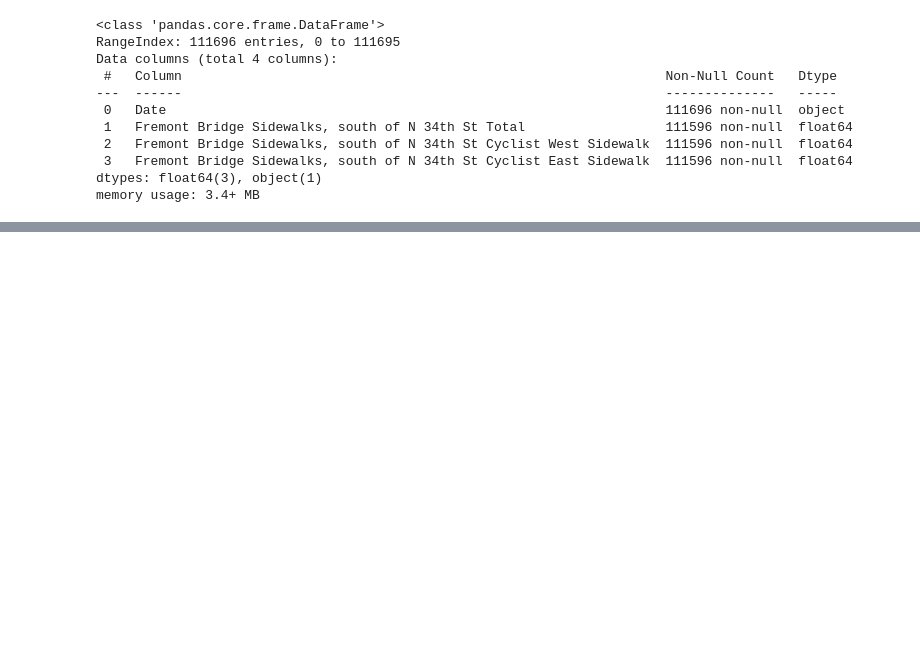
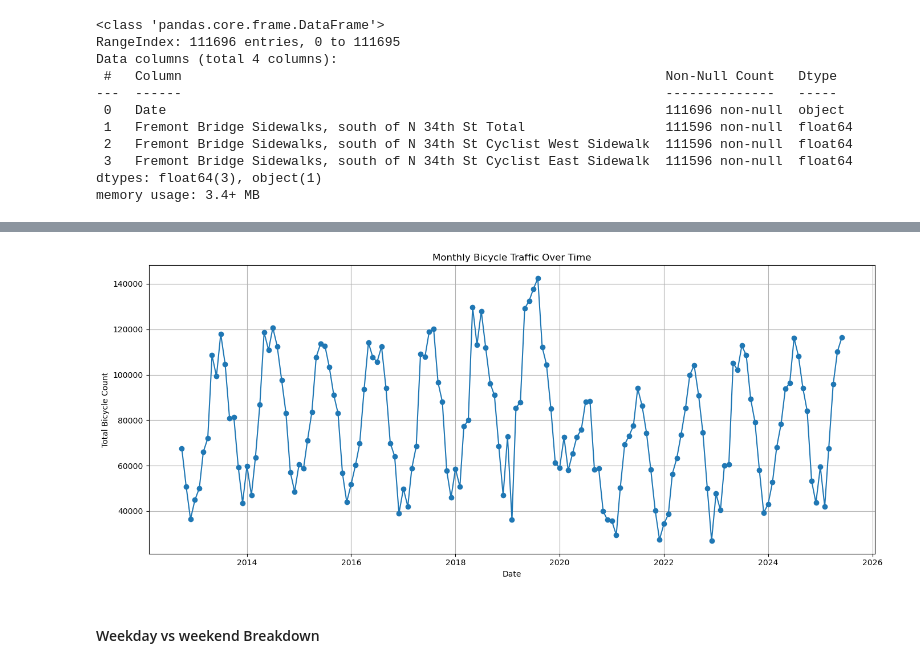
Before and after one commit to sba24130/SSBD_Summer_Repeat, a Jupyter notebook: sba24130_DVT_Summer_CA.ipynb, the cells around one changed output, grey strips where cells are left out. Saved outputs shown, nothing was run; the diff lists cells and outputs as text; code cells hidden in the pictures; blank space fills up the shorter version.

Commit message:
Initial Visualizations

```diff
--- a/sba24130_DVT_Summer_CA.ipynb
+++ b/sba24130_DVT_Summer_CA.ipynb
@@ -45,0 +123,3 @@ memory usage: 3.4+ MB
+# %%
+df['Date'] = pd.to_datetime(df['Date'])
+df
@@ -45,0 +145,8 @@ memory usage: 3.4+ MB
+# %%
+df['Hour'] = df['Date'].dt.hour
+df['Day'] = df['Date'].dt.day
+df['Month'] = df['Date'].dt.month
+df['Year'] = df['Date'].dt.year
+df['Weekday'] = df['Date'].dt.day_name()
+df['Weekend'] = df['Weekday'].isin(['Saturday', 'Sunday'])
+df
@@ -45,0 +186,4 @@ memory usage: 3.4+ MB
+# %%
+# Group by Month & Year
+monthly = df.groupby([df['Year'], df['Month']])['Total'].sum().reset_index()
+monthly
@@ -45,0 +204,4 @@ memory usage: 3.4+ MB
+# %%
+# Create df column for plotting
+monthly['Date'] = pd.to_datetime(monthly[['Year', 'Month']].assign(DAY=1))
+monthly
@@ -45,0 +222,14 @@ memory usage: 3.4+ MB
+# %%
+# Plot of monthly bucycle traffic
+plt.figure(figsize=(14,6))
+plt.plot(monthly['Date'], monthly['Total'], marker='o', linestyle='-')
+plt.title('Monthly Bicycle Traffic Over Time')
+plt.xlabel('Date')
+plt.ylabel('Total Bicycle Count')
+plt.grid(True)
+plt.tight_layout()
+plt.show()
+# %% [output]
+[figure, added]
+# %% [markdown]
+#### Weekday vs weekend Breakdown
```
Also changed, not shown: parts of 34 cells of this notebook.
